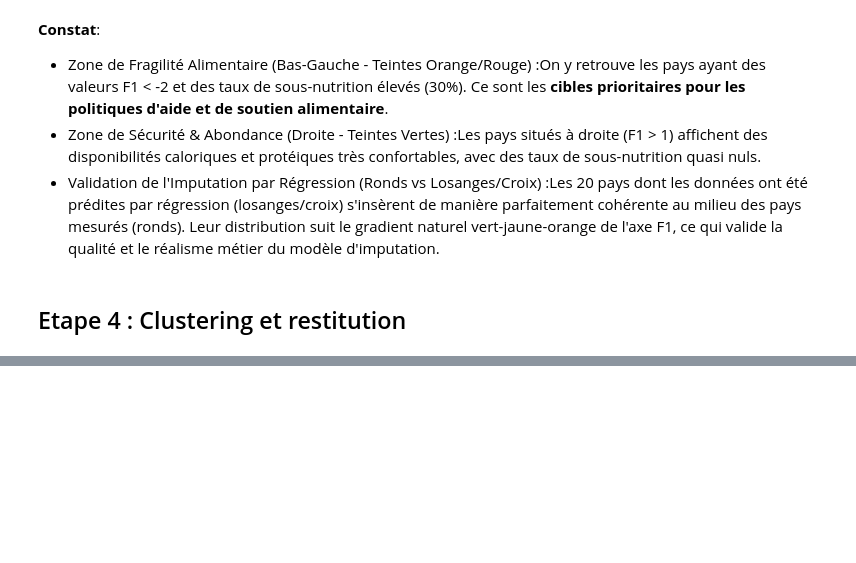
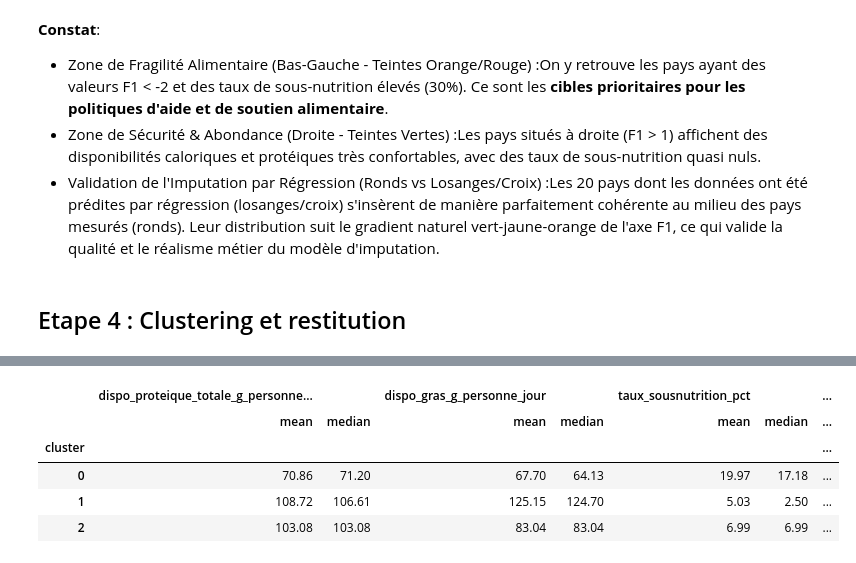
Before and after one commit to LalouhC/FAO_Datalab, a Jupyter notebook: notebooks/Analyse_FAO.ipynb, the cells around one changed output, grey strips where cells are left out. Drawn from its saved outputs; the diff is of its cells as text; code cells hidden in the pictures; blank space fills up the shorter version.

```diff
--- a/notebooks/Analyse_FAO.ipynb
+++ b/notebooks/Analyse_FAO.ipynb
@@ -2734,0 +2775,14 @@ fig.show()
+# %%
+k_optimal = 3
+
+kmeans_final = KMeans(n_clusters=k_optimal, random_state=42, n_init=10)
+df_acp['cluster'] = kmeans_final.fit_predict(X_scaled)
+
+print("Nombre de pays par cluster :")
+print(df_acp['cluster'].value_counts().sort_index())
+
+profil_clusters = df_acp.groupby('cluster')[features_clustering].mean().round(2)
+profil_clusters['nb_pays'] = df_acp.groupby('cluster')[col_zone].count()
+
+print("\n--- PROFILAGE MÉTIER DES CLUSTERS ---")
+display(profil_clusters)
@@ -2734,0 +2880,23 @@ fig.show()
+# %%
+# Variables clés d'analyse
+cols_analyse = [
+    'dispo_proteique_totale_g_personne_jour',
+    'dispo_gras_g_personne_jour',
+    'taux_sousnutrition_pct',
+    'population'
+]
+
+# Calcul des statistiques par cluster
+profil_summary = df_acp.groupby('cluster')[cols_analyse].agg(['mean', 'median']).round(2)
+
+# Ajout du nombre de pays par cluster
+profil_summary['nb_pays'] = df_acp.groupby('cluster')[col_zone].count()
+
+display(profil_summary)
+# %% [output]
+|  | dispo_proteique_totale_g_personne... |  | dispo_gras_g_personne_jour |  | taux_sousnutrition_pct |  | ... |
+|  | mean | median | mean | median | mean | median | ... |
+| cluster |  |  |  |  |  |  | ... |
+| 0 | 70.86 | 71.20 | 67.70 | 64.13 | 19.97 | 17.18 | ... |
+| 1 | 108.72 | 106.61 | 125.15 | 124.70 | 5.03 | 2.50 | ... |
+| 2 | 103.08 | 103.08 | 83.04 | 83.04 | 6.99 | 6.99 | ... |
```
Also changed, not shown: parts of 12 cells of this notebook.
